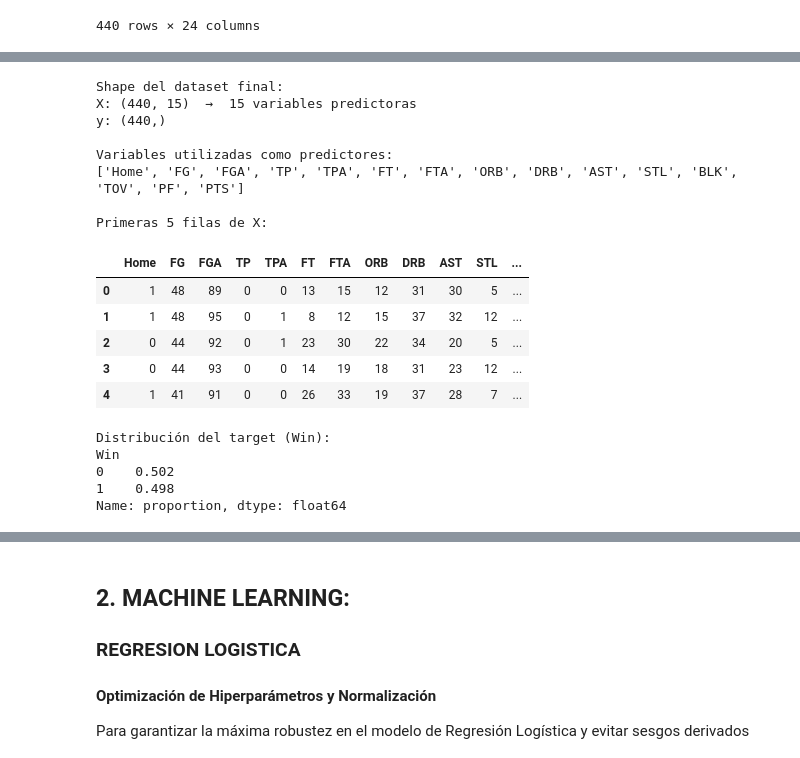
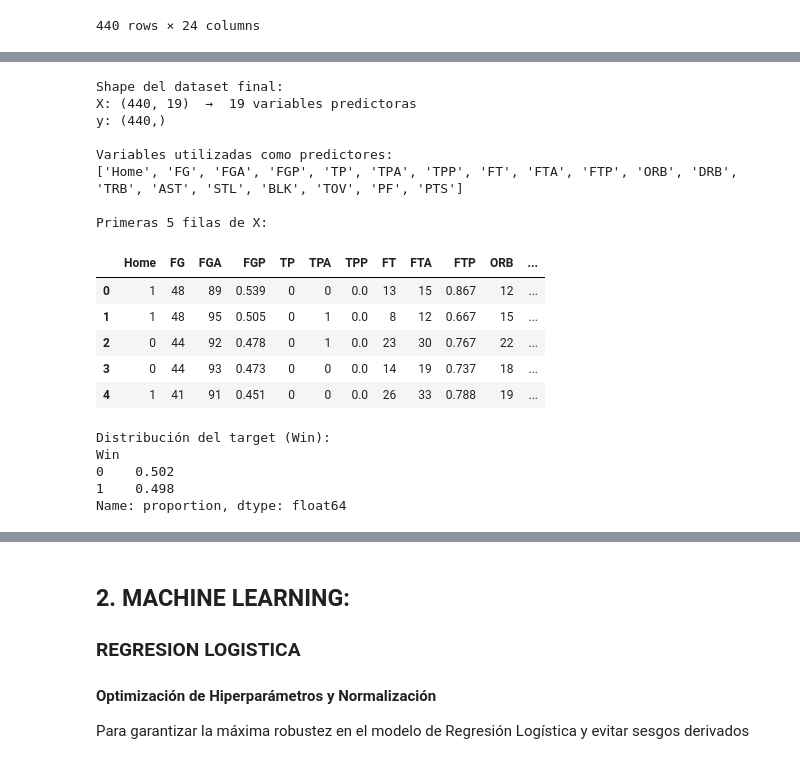
Before and after one commit to pol-tome/Cas-Kaggle-ApC-NBA-Finals-Team-Stats, a Jupyter notebook: nba_analysis.ipynb, the cells around one changed output, grey strips where cells are left out. Saved outputs shown, nothing was run; the diff lists cells and outputs as text; code cells hidden in the pictures.

```diff
--- a/nba_analysis.ipynb
+++ b/nba_analysis.ipynb
@@ -156,36 +120,33 @@ Numero de nans despues:  0
 # %%
-# 1. Preparar las variables (X) y el objetivo (y)
-# ---------------------------------------------------------
-# X = total.drop(['Win', 'Team', 'Year', 'Game','MP'], axis=1)
-X = total.drop(['Win', 'Team', 'Year', 'Game','MP','FGP','TPP','FTP','TRB'], axis=1)
+X = total.drop(['Win', 'Team', 'Year', 'Game', 'MP'], axis = 1)
 Y = total['Win']
 
 print("Shape del dataset final:")
 print(f"X: {X.shape}  →  {X.shape[1]} variables predictoras")
 print(f"y: {Y.shape}\n")
 
 print("Variables utilizadas como predictores:")
 print(X.columns.tolist())
 print("\nPrimeras 5 filas de X:")
 display(X.head())
 
 print("\nDistribución del target (Win):")
-print(Y.value_counts(normalize=True).round(3))
+print(Y.value_counts(normalize = True).round(3))
 # %% [output]
 Shape del dataset final:
-X: (440, 15)  →  15 variables predictoras
+X: (440, 19)  →  19 variables predictoras
 y: (440,)
 
 Variables utilizadas como predictores:
-['Home', 'FG', 'FGA', 'TP', 'TPA', 'FT', 'FTA', 'ORB', 'DRB', 'AST', 'STL', 'BLK', 'TOV', 'PF', 'PTS']
+['Home', 'FG', 'FGA', 'FGP', 'TP', 'TPA', 'TPP', 'FT', 'FTA', 'FTP', 'ORB', 'DRB', 'TRB', 'AST', 'STL', 'BLK', 'TOV', 'PF', 'PTS']
 
 Primeras 5 filas de X:
-|  | Home | FG | FGA | TP | TPA | FT | FTA | ORB | DRB | AST | STL | ... |
-| 0 | 1 | 48 | 89 | 0 | 0 | 13 | 15 | 12 | 31 | 30 | 5 | ... |
-| 1 | 1 | 48 | 95 | 0 | 1 | 8 | 12 | 15 | 37 | 32 | 12 | ... |
-| 2 | 0 | 44 | 92 | 0 | 1 | 23 | 30 | 22 | 34 | 20 | 5 | ... |
-| 3 | 0 | 44 | 93 | 0 | 0 | 14 | 19 | 18 | 31 | 23 | 12 | ... |
-| 4 | 1 | 41 | 91 | 0 | 0 | 26 | 33 | 19 | 37 | 28 | 7 | ... |
+|  | Home | FG | FGA | FGP | TP | TPA | TPP | FT | FTA | FTP | ORB | ... |
+| 0 | 1 | 48 | 89 | 0.539 | 0 | 0 | 0.0 | 13 | 15 | 0.867 | 12 | ... |
+| 1 | 1 | 48 | 95 | 0.505 | 0 | 1 | 0.0 | 8 | 12 | 0.667 | 15 | ... |
+| 2 | 0 | 44 | 92 | 0.478 | 0 | 1 | 0.0 | 23 | 30 | 0.767 | 22 | ... |
+| 3 | 0 | 44 | 93 | 0.473 | 0 | 0 | 0.0 | 14 | 19 | 0.737 | 18 | ... |
+| 4 | 1 | 41 | 91 | 0.451 | 0 | 0 | 0.0 | 26 | 33 | 0.788 | 19 | ... |
 Distribución del target (Win):
 Win
 0    0.502
```
Also changed, not shown: parts of 16 cells of this notebook.
